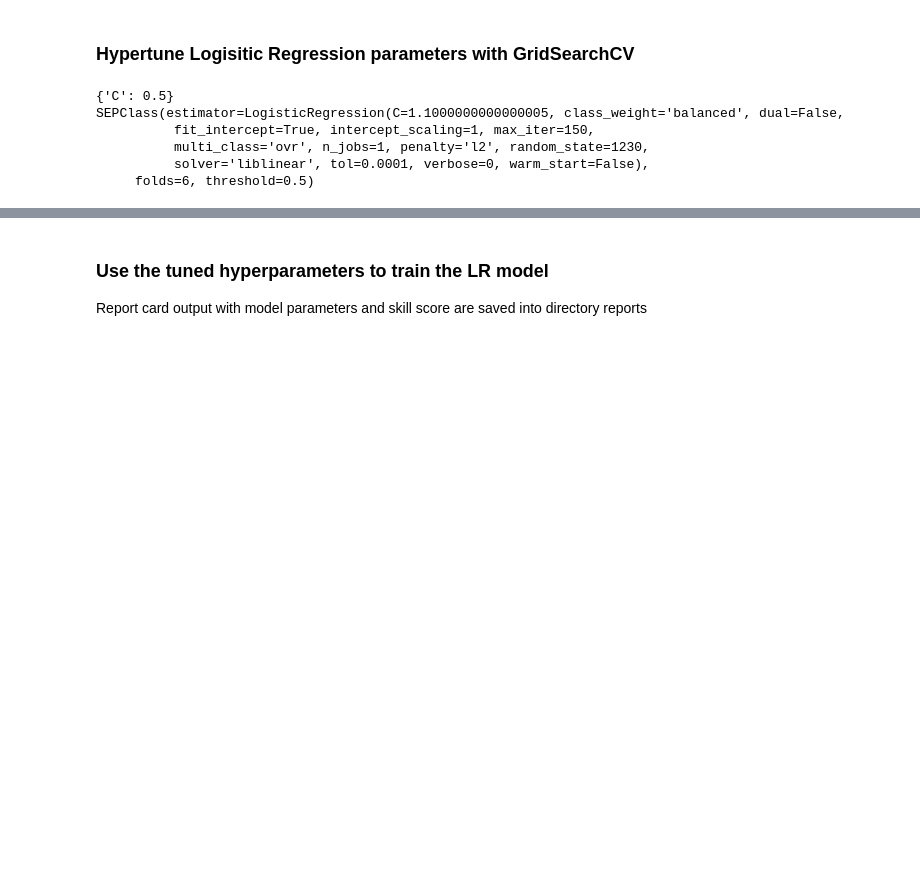
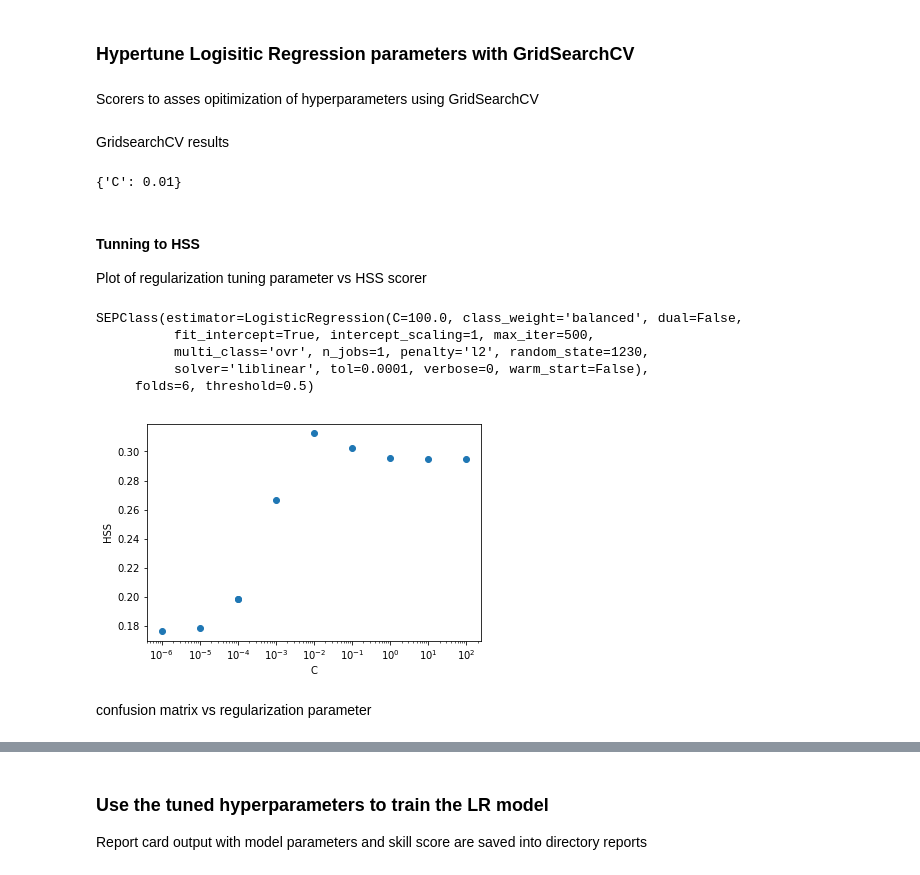
Before and after one commit to hazelbain/SEPML, a Jupyter notebook: sep_master.ipynb, the cells around one changed output, grey strips where cells are left out. Drawn from its saved outputs; the diff is of its cells as text; code cells hidden in the pictures; blank space fills up the shorter version.

```diff
--- a/sep_master.ipynb
+++ b/sep_master.ipynb
@@ -599,6 +601,10 @@ dfTrain = feature_data_old
 #feature_data_new = new_data[['FlrOnset','Flrmaxtime','FlrPeakFlux','FlrIntFlux2','TypeII','TypeIV','optlocation','tchianti','emchianti','FlrIntFlux','sep']]
 #dfTrain = pd.concat([feature_data_old,feature_data_new])
 
+
+#drop 7 samples where dfTrain FlrIntFlux2 is erroneously greater than 1000.0 (all control events)
+dfTrain = dfTrain[dfTrain.FlrIntFlux2 < 1000.0]
+
 #split dataset into training and test - not yet featurized - needs to be done after
 #statement regarding how many features to use
 labels = np.array(dfTrain.sep, dtype=int)
@@ -619,7 +625,7 @@ NOTE: remember to set sepLR.allmyfeatures.set_params(LocFeatures=None,RawFeat=No
 # %%
 #Initialize SEPClass instance with an estimator of choice - here Logisitic Regression
 #with estimator specific keywords
-keywordsLR = {'random_state':1230, 'max_iter':150, 'class_weight':'balanced', 'C':0.9, 'verbose':0, 'solver':'liblinear'}
+keywordsLR = {'random_state':1230, 'max_iter':500, 'class_weight':'balanced', 'C':0.9, 'verbose':0, 'solver':'liblinear'}
 
 #sep_weights = {0:12,1:39} #dictionary for experimental class weights
 sepLR = SEPClass(LogisticRegression(**keywordsLR),threshold = 0.5)
@@ -637,10 +643,14 @@ X_test = sepLR.build_train_features(X_test0)
 y_test = y_test0
 
 #standardization
-#X_train = preprocessing.scale(X_train)
-#X_test = preprocessing.scale(X_test)
+scaler = preprocessing.StandardScaler().fit(X_train[:,0:2])
+
+X_train = np.hstack([scaler.transform(X_train[:,0:2]), X_train[:,2:4]])
+X_test = np.hstack([scaler.transform(X_test[:,0:2]), X_test[:,2:4]])
 # %% [markdown]
 ### Hypertune Logisitic Regression parameters with GridSearchCV
+# %% [markdown]
+Scorers to asses opitimization of hyperparameters using GridSearchCV
 # %%
 # set up some scorers to work with GridSearchCV
 metric3 = make_scorer(matthews_corrcoef)
@@ -663,23 +673,54 @@ def hss_score(y, y_pred):
 
 metric5 = make_scorer(tss_score)
 metric6 = make_scorer(hss_score)
+# %% [markdown]
+GridsearchCV results
 # %%
 #hyperparameter ranges
 #CV_dictLR = {'C':np.arange(0.0052,0.11,0.01),'class_weight':[None,'balanced'],\
 #           'solver':['liblinear','newton-cg','lbfgs']}
-CV_dictLR = {'C':np.arange(0.5,1.1,0.01)}
-             #class_weight':[None,'balanced'],'solver':['liblinear','newton-cg','lbfgs']}
+
+CV_dictLR = {'C':np.array([1.e-8, 1.e-7, 1e-6, 1e-5, 1.e-4, 1.e-4, 1.e-3, 1.e-2, 1.e-1, 1.0, 10., 100.0])}
 
 ##note passing SEPClass object sep directly to gridsearchcv
-cv_searchLR = GridSearchCV(estimator = sepLR.estimator, param_grid = CV_dictLR, scoring = metric5, cv=5)
+cv_searchLR = GridSearchCV(estimator = sepLR.estimator, param_grid = CV_dictLR, scoring = metric6, cv=5)
 cv_searchLR.fit(X_train,y_train)
 cv_resultLR = cv_searchLR.best_params_
 print(cv_resultLR)
-print(sepLR)
 # %% [output]
-{'C': 0.5}
-SEPClass(estimator=LogisticRegression(C=1.1000000000000005, class_weight='balanced', dual=False,
-          fit_intercept=True, intercept_scaling=1, max_iter=150,
-          multi_class='ovr', n_jobs=1, penalty='l2', random_state=1230,
-          solver='liblinear', tol=0.0001, verbose=0, warm_start=False),
-     folds=6, threshold=0.5)
+{'C': 0.01}
+# %% [markdown]
+#### Tunning to HSS
+Plot of regularization tuning parameter vs HSS scorer
+# %%
+hss_plot = []
+#c = np.arange(0.1,1.1,0.01)
+c = np.array([1e-6, 1e-5, 1.e-4, 1.e-4, 1.e-3, 1.e-2, 1.e-1, 1.0, 10., 100.0])
+for i in c:
+
+    keywordsLR.update({'C': i, 'class_weight': 'balanced'})
+    #print(keywordsLR)
+    sepLR = SEPClass(LogisticRegression(**keywordsLR),threshold = 0.5)
+    sepLR.allmyfeatures.set_params(LocFeatures=None,RawFeat=None)
+    sepLR.fit(X_train, y_train, verbose = False)
+
+    hss_plot.append(hss_score(sepLR.y_train, sepLR.y_train_pred))
+    tn, fp, fn, tp=confusion_matrix(sepLR.y_train, sepLR.y_train_pred).ravel()
+    #print(tn,fp,fn,tp)
+    #print(np.sum(sepLR.y_train))
+
+plt.plot(c, hss_plot, 'o')
+plt.ylabel("HSS")
+plt.xlabel("C")
+plt.xscale('log')
+
+print(sepLR)
+# %% [output]
+SEPClass(estimator=LogisticRegression(C=100.0, class_weight='balanced', dual=False,
+          fit_intercept=True, intercept_scaling=1, max_iter=500,
+          multi_class='ovr', n_jobs=1, penalty='l2', random_state=1230,
+          solver='liblinear', tol=0.0001, verbose=0, warm_start=False),
+     folds=6, threshold=0.5)
+[figure, added]
+# %% [markdown]
+confusion matrix vs regularization parameter
```
Also changed, not shown: parts of 11 cells of this notebook.
